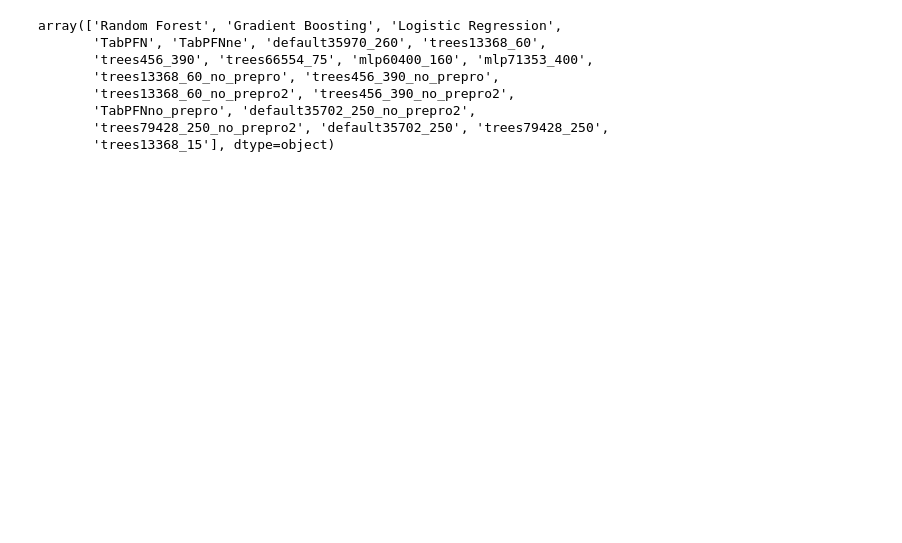
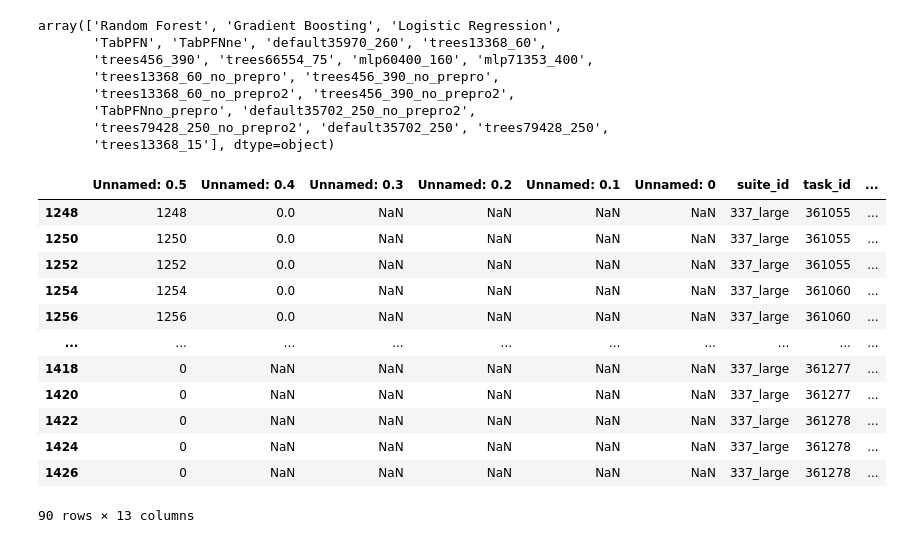
Before and after one commit to LeoGrin/TabPFN, a Jupyter notebook: tabpfn/benchmark_analysis.ipynb, the cells around one changed output. Cells and saved outputs as stored; diff of their text form; code cells hidden in the pictures; blank space fills up the shorter version.

```diff
--- a/tabpfn/benchmark_analysis.ipynb
+++ b/tabpfn/benchmark_analysis.ipynb
@@ -22,3 +27,19 @@ results = results[results["suite_id"] == "337"]
+# %%
+results
+# %% [output]
+|  | Unnamed: 0.5 | Unnamed: 0.4 | Unnamed: 0.3 | Unnamed: 0.2 | Unnamed: 0.1 | Unnamed: 0 | suite_id | task_id | ... |
+| 1248 | 1248 | 0.0 | NaN | NaN | NaN | NaN | 337_large | 361055 | ... |
+| 1250 | 1250 | 0.0 | NaN | NaN | NaN | NaN | 337_large | 361055 | ... |
+| 1252 | 1252 | 0.0 | NaN | NaN | NaN | NaN | 337_large | 361055 | ... |
+| 1254 | 1254 | 0.0 | NaN | NaN | NaN | NaN | 337_large | 361060 | ... |
+| 1256 | 1256 | 0.0 | NaN | NaN | NaN | NaN | 337_large | 361060 | ... |
+| ... | ... | ... | ... | ... | ... | ... | ... | ... | ... |
+| 1418 | 0 | NaN | NaN | NaN | NaN | NaN | 337_large | 361277 | ... |
+| 1420 | 0 | NaN | NaN | NaN | NaN | NaN | 337_large | 361277 | ... |
+| 1422 | 0 | NaN | NaN | NaN | NaN | NaN | 337_large | 361278 | ... |
+| 1424 | 0 | NaN | NaN | NaN | NaN | NaN | 337_large | 361278 | ... |
+| 1426 | 0 | NaN | NaN | NaN | NaN | NaN | 337_large | 361278 | ... |
+90 rows × 13 columns
 # %%
 pivoted = results.pivot(index=None, columns='metric', values='value')
 # %%
```
Also changed, not shown: parts of 6 cells of this notebook, 3 other files.
